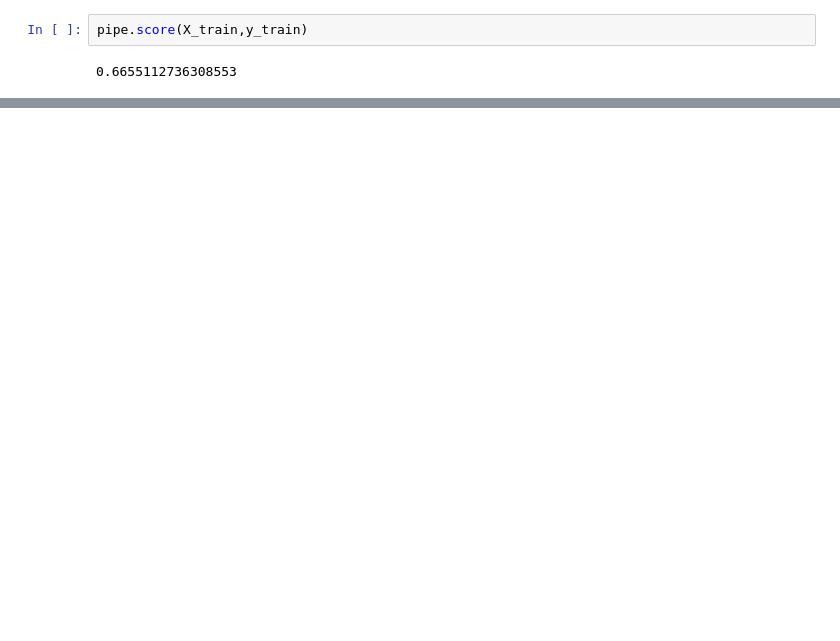
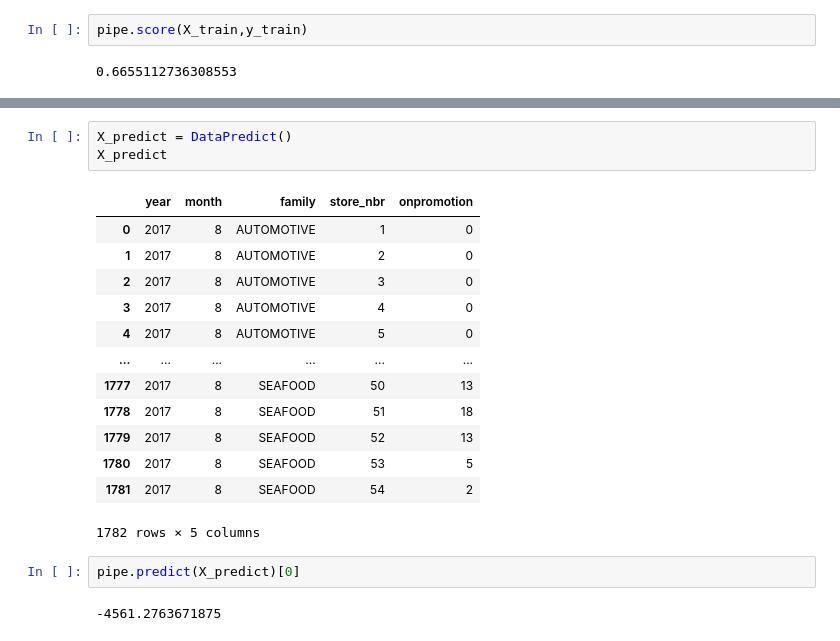
Before and after one commit to mrdaraujo/business_case_869, a Jupyter notebook: notebooks/victor_package_tests.ipynb, the cells around one changed output, grey strips where cells are left out. Drawn from its saved outputs; the diff is of its cells as text; blank space fills up the shorter version.

```diff
--- a/notebooks/victor_package_tests.ipynb
+++ b/notebooks/victor_package_tests.ipynb
@@ -57,2 +69,23 @@ joblib.load('model.joblib').score(X_train,y_train)
 # %% [output]
 0.6655112736308553
+# %%
+X_predict = DataPredict()
+X_predict
+# %% [output]
+|  | year | month | family | store_nbr | onpromotion |
+| 0 | 2017 | 8 | AUTOMOTIVE | 1 | 0 |
+| 1 | 2017 | 8 | AUTOMOTIVE | 2 | 0 |
+| 2 | 2017 | 8 | AUTOMOTIVE | 3 | 0 |
+| 3 | 2017 | 8 | AUTOMOTIVE | 4 | 0 |
+| 4 | 2017 | 8 | AUTOMOTIVE | 5 | 0 |
+| ... | ... | ... | ... | ... | ... |
+| 1777 | 2017 | 8 | SEAFOOD | 50 | 13 |
+| 1778 | 2017 | 8 | SEAFOOD | 51 | 18 |
+| 1779 | 2017 | 8 | SEAFOOD | 52 | 13 |
+| 1780 | 2017 | 8 | SEAFOOD | 53 | 5 |
+| 1781 | 2017 | 8 | SEAFOOD | 54 | 2 |
+1782 rows × 5 columns
+# %%
+pipe.predict(X_predict)[0]
+# %% [output]
+-4561.2763671875
```
Also changed, not shown: parts of 6 cells of this notebook, 8 other files.
